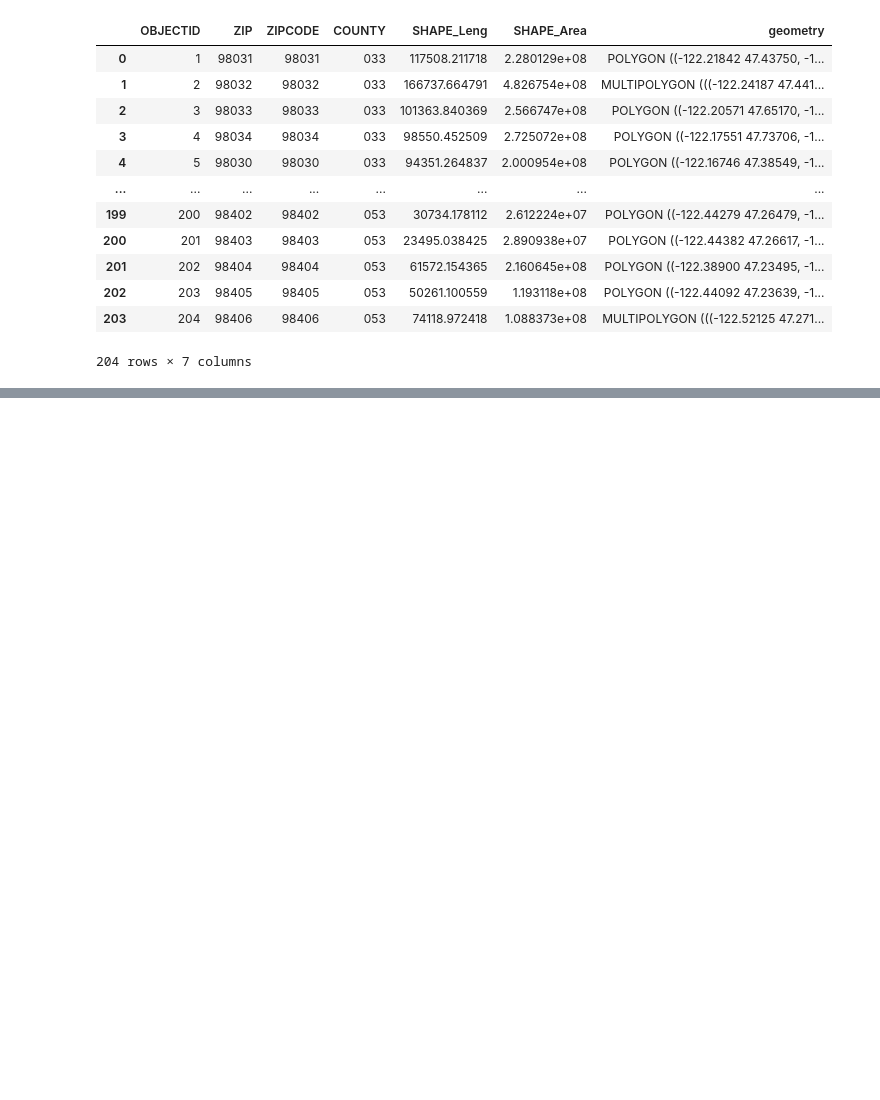
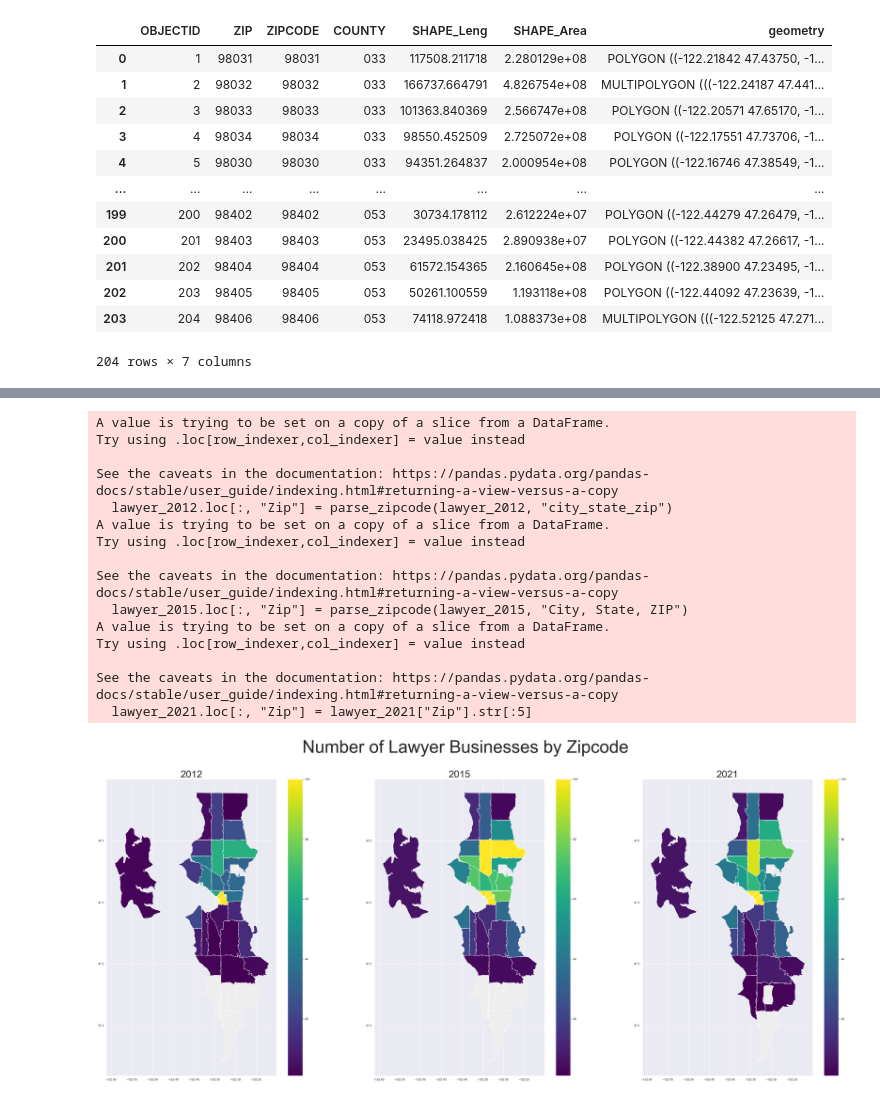
Before and after one commit to Krocketeer/HCDE410-Final-Project, a Jupyter notebook: main.ipynb, the cells around one changed output, grey strips where cells are left out. Saved outputs shown, nothing was run; the diff lists cells and outputs as text; code cells hidden in the pictures; blank space fills up the shorter version.

```diff
--- a/main.ipynb
+++ b/main.ipynb
@@ -449,0 +564,52 @@ plt.show()
+# %%
+# Lawyer data for each year
+lawyer_2012 = filter_naics(license_2012, 541110)
+lawyer_2015 = filter_naics(license_2015, 541110)
+lawyer_2021 = filter_naics(license_2021, 541110)
+
+lawyer_2012.loc[:, "Zip"] = parse_zipcode(lawyer_2012, "city_state_zip")
+lawyer_2015.loc[:, "Zip"] = parse_zipcode(lawyer_2015, "City, State, ZIP")
+lawyer_2021.loc[:, "Zip"] = lawyer_2021["Zip"].str[:5]
+
+# Get the number of businesses per zipcode
+lawyer_zipcode_2012 = get_zipcode_counts(lawyer_2012, seattle_zipcode_data, seattle_zipcodes)
+lawyer_zipcode_2015 = get_zipcode_counts(lawyer_2015, seattle_zipcode_data, seattle_zipcodes)
+lawyer_zipcode_2021 = get_zipcode_counts(lawyer_2021, seattle_zipcode_data, seattle_zipcodes)
+
+# Plot the data
+fig, ax = plt.subplots(1, 3, figsize=(50, 20))
+fig.suptitle("Number of Lawyer Businesses by Zipcode", fontsize=64)
+
+seattle_plot = seattle_zipcode_data[seattle_zipcode_data["ZIP"].isin(seattle_zipcodes)]
+seattle_plot.plot(ax=ax[0], color="#EEEEEE")
+seattle_plot.plot(ax=ax[1], color="#EEEEEE")
+seattle_plot.plot(ax=ax[2], color="#EEEEEE")
+
+lawyer_zipcode_2012.plot(column="Count", legend=True, vmin=1, vmax=100, cmap="viridis", ax=ax[0])
+ax[0].set_title("2012", fontsize=36)
+
+lawyer_zipcode_2015.plot(column="Count", legend=True, vmin=1, vmax=100, cmap="viridis", ax=ax[1])
+ax[1].set_title("2015", fontsize=36)
+
+lawyer_zipcode_2021.plot(column="Count", legend=True, vmin=1, vmax=100, cmap="viridis", ax=ax[2])
+ax[2].set_title("2021", fontsize=36)
+
+plt.savefig("figures/lawyer_businesses_per_zipcode.png", bbox_inches="tight")
+plt.show()
+# %% [output]
+A value is trying to be set on a copy of a slice from a DataFrame.
+Try using .loc[row_indexer,col_indexer] = value instead
+
+See the caveats in the documentation: https://pandas.pydata.org/pandas-docs/stable/user_guide/indexing.html#returning-a-view-versus-a-copy
+  lawyer_2012.loc[:, "Zip"] = parse_zipcode(lawyer_2012, "city_state_zip")
+A value is trying to be set on a copy of a slice from a DataFrame.
+Try using .loc[row_indexer,col_indexer] = value instead
+
+See the caveats in the documentation: https://pandas.pydata.org/pandas-docs/stable/user_guide/indexing.html#returning-a-view-versus-a-copy
+  lawyer_2015.loc[:, "Zip"] = parse_zipcode(lawyer_2015, "City, State, ZIP")
+A value is trying to be set on a copy of a slice from a DataFrame.
+Try using .loc[row_indexer,col_indexer] = value instead
+
+See the caveats in the documentation: https://pandas.pydata.org/pandas-docs/stable/user_guide/indexing.html#returning-a-view-versus-a-copy
+  lawyer_2021.loc[:, "Zip"] = lawyer_2021["Zip"].str[:5]
+[figure, added]
```
Also changed, not shown: parts of 9 cells of this notebook, 7 other files.
